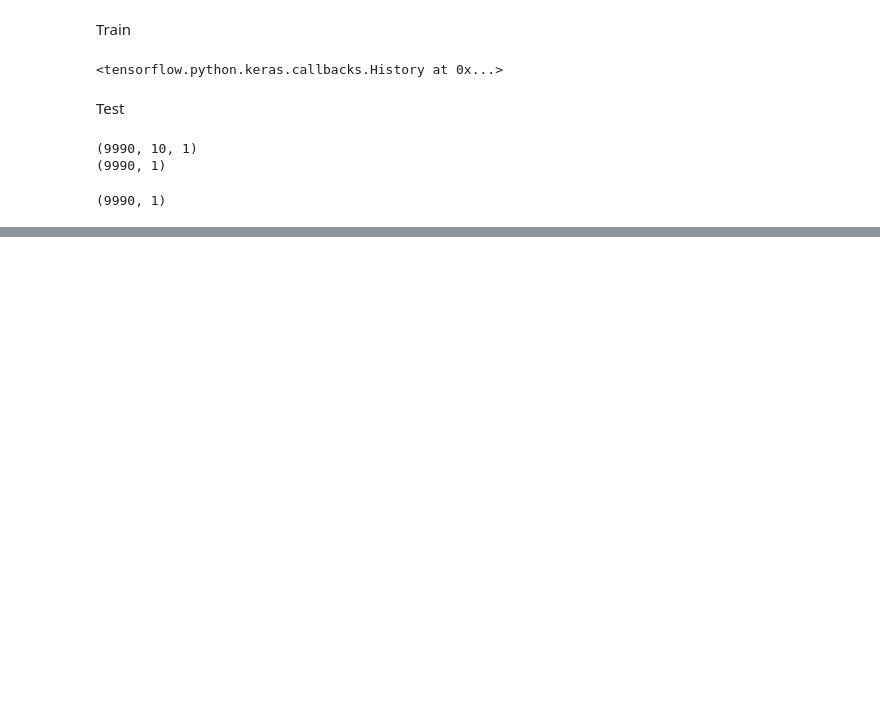
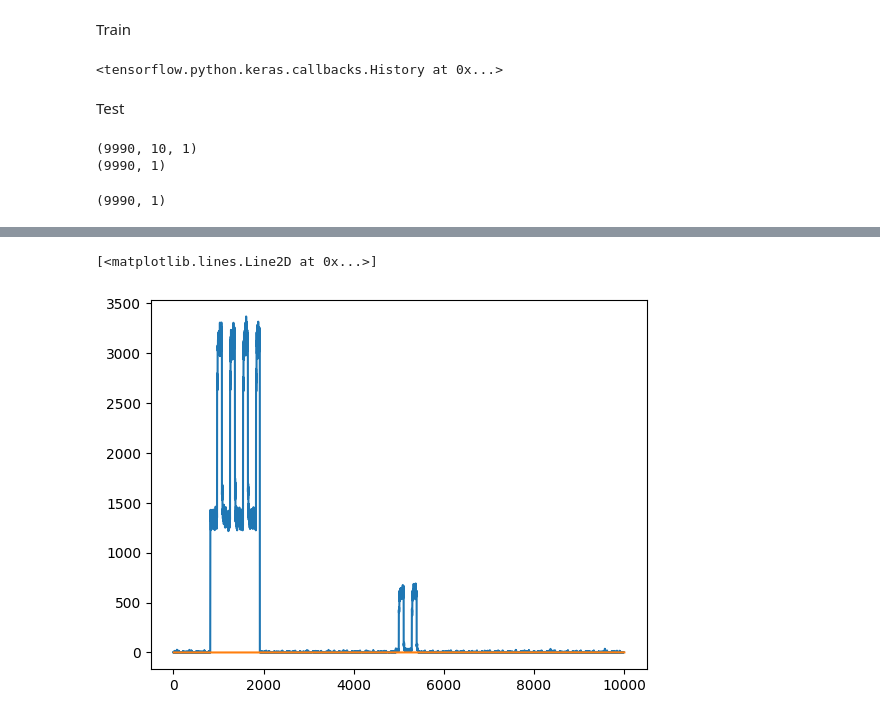
Before and after one commit to yilee10/detect_anormal, a Jupyter notebook: model_test.ipynb, the cells around one changed output, grey strips where cells are left out. Drawn from its saved outputs; the diff is of its cells as text; code cells hidden in the pictures; blank space fills up the shorter version.

```diff
--- a/model_test.ipynb
+++ b/model_test.ipynb
@@ -167,0 +279,8 @@ over_num(1,np.array(test_data['error'][n_time_in:test_size]))
+# %%
+plt.plot(MSE(y_test[:test_size-ntime_out],y_predict[ntime_out:test_size])) #y_test는 실제 값 ,y_predict는 예측 값 예측값은 ntime_out 만큼 밀려서 나옴
+#plt.plot(y_test[:test_size-ntime_out]-y_predict[ntime_out:test_size])
+plt.plot(test_data['error'][n_time_in:test_size+n_time_in-ntime_out])
+#plt.plot(test_data['value'][n_time_in:test_size]) # test_data['value'][n_time_in:test_size] == y_test[:test_size-ntime_out] 실제 값
+# %% [output]
+[<matplotlib.lines.Line2D at 0x...>]
+[figure, added]
```
Also changed, not shown: parts of 27 cells of this notebook.
